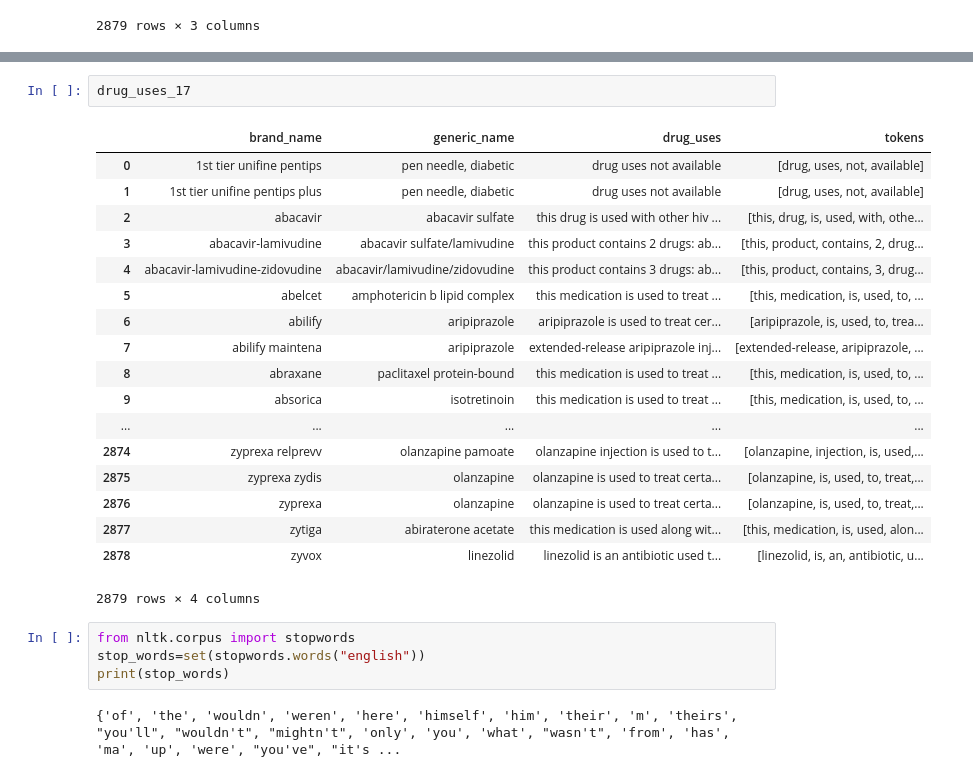
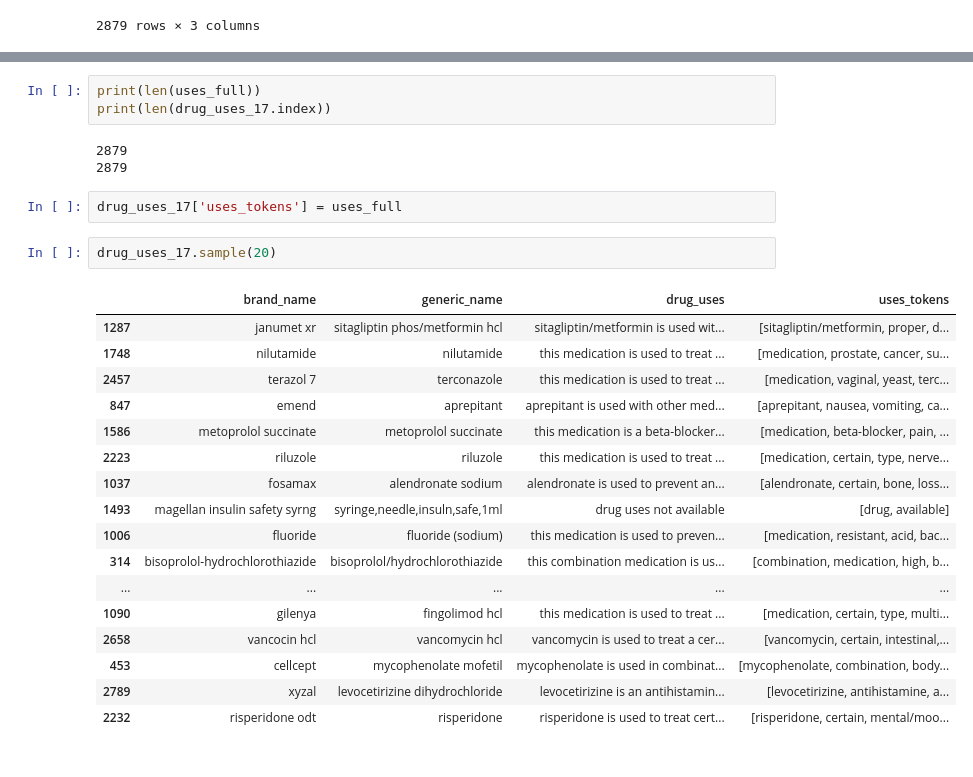
Before and after one commit to darya-akimova/medicare_spending_analysis, a Jupyter notebook: medicare part D analysis.ipynb, the cells around one changed output, grey strips where cells are left out. Saved outputs shown, nothing was run; the diff lists cells and outputs as text.

```diff
--- a/medicare part D analysis.ipynb
+++ b/medicare part D analysis.ipynb
@@ -188,27 +305,28 @@ drug_uses_17['tokens'] = drug_uses_17['drug_uses'].apply(word_tokenize)
+# %%
+print(len(uses_full))
+print(len(drug_uses_17.index))
+# %% [output]
+2879
+2879
 # %%
-drug_uses_17
+drug_uses_17['uses_tokens'] = uses_full
-# %% [output]
-|  | brand_name | generic_name | drug_uses | tokens |
-| 0 | 1st tier unifine pentips | pen needle, diabetic | drug uses not available | [drug, uses, not, available] |
-| 1 | 1st tier unifine pentips plus | pen needle, diabetic | drug uses not available | [drug, uses, not, available] |
-| 2 | abacavir | abacavir sulfate | this drug is used with other hiv ... | [this, drug, is, used, with, othe... |
-| 3 | abacavir-lamivudine | abacavir sulfate/lamivudine | this product contains 2 drugs: ab... | [this, product, contains, 2, drug... |
-| 4 | abacavir-lamivudine-zidovudine | abacavir/lamivudine/zidovudine | this product contains 3 drugs: ab... | [this, product, contains, 3, drug... |
-| 5 | abelcet | amphotericin b lipid complex | this medication is used to treat ... | [this, medication, is, used, to, ... |
-| 6 | abilify | aripiprazole | aripiprazole is used to treat cer... | [aripiprazole, is, used, to, trea... |
-| 7 | abilify maintena | aripiprazole | extended-release aripiprazole inj... | [extended-release, aripiprazole, ... |
-| 8 | abraxane | paclitaxel protein-bound | this medication is used to treat ... | [this, medication, is, used, to, ... |
-| 9 | absorica | isotretinoin | this medication is used to treat ... | [this, medication, is, used, to, ... |
-| ... | ... | ... | ... | ... |
-| 2874 | zyprexa relprevv | olanzapine pamoate | olanzapine injection is used to t... | [olanzapine, injection, is, used,... |
-| 2875 | zyprexa zydis | olanzapine | olanzapine is used to treat certa... | [olanzapine, is, used, to, treat,... |
-| 2876 | zyprexa | olanzapine | olanzapine is used to treat certa... | [olanzapine, is, used, to, treat,... |
-| 2877 | zytiga | abiraterone acetate | this medication is used along wit... | [this, medication, is, used, alon... |
-| 2878 | zyvox | linezolid | linezolid is an antibiotic used t... | [linezolid, is, an, antibiotic, u... |
-2879 rows × 4 columns
-# %%
-from nltk.corpus import stopwords
-stop_words=set(stopwords.words("english"))
-print(stop_words)
-# %% [output]
-{'of', 'the', 'wouldn', 'weren', 'here', 'himself', 'him', 'their', 'm', 'theirs', "you'll", "wouldn't", "mightn't", 'only', 'you', 'what', "wasn't", 'from', 'has', 'ma', 'up', 'were', "you've", "it's ...
+# %%
+drug_uses_17.sample(20)
+# %% [output]
+|  | brand_name | generic_name | drug_uses | uses_tokens |
+| 1287 | janumet xr | sitagliptin phos/metformin hcl | sitagliptin/metformin is used wit... | [sitagliptin/metformin, proper, d... |
+| 1748 | nilutamide | nilutamide | this medication is used to treat ... | [medication, prostate, cancer, su... |
+| 2457 | terazol 7 | terconazole | this medication is used to treat ... | [medication, vaginal, yeast, terc... |
+| 847 | emend | aprepitant | aprepitant is used with other med... | [aprepitant, nausea, vomiting, ca... |
+| 1586 | metoprolol succinate | metoprolol succinate | this medication is a beta-blocker... | [medication, beta-blocker, pain, ... |
+| 2223 | riluzole | riluzole | this medication is used to treat ... | [medication, certain, type, nerve... |
+| 1037 | fosamax | alendronate sodium | alendronate is used to prevent an... | [alendronate, certain, bone, loss... |
+| 1493 | magellan insulin safety syrng | syringe,needle,insuln,safe,1ml | drug uses not available | [drug, available] |
+| 1006 | fluoride | fluoride (sodium) | this medication is used to preven... | [medication, resistant, acid, bac... |
+| 314 | bisoprolol-hydrochlorothiazide | bisoprolol/hydrochlorothiazide | this combination medication is us... | [combination, medication, high, b... |
+| ... | ... | ... | ... | ... |
+| 1090 | gilenya | fingolimod hcl | this medication is used to treat ... | [medication, certain, type, multi... |
+| 2658 | vancocin hcl | vancomycin hcl | vancomycin is used to treat a cer... | [vancomycin, certain, intestinal,... |
+| 453 | cellcept | mycophenolate mofetil | mycophenolate is used in combinat... | [mycophenolate, combination, body... |
+| 2789 | xyzal | levocetirizine dihydrochloride | levocetirizine is an antihistamin... | [levocetirizine, antihistamine, a... |
+| 2232 | risperidone odt | risperidone | risperidone is used to treat cert... | [risperidone, certain, mental/moo... |
```
Also changed, not shown: parts of 16 cells of this notebook, 2 other files.
